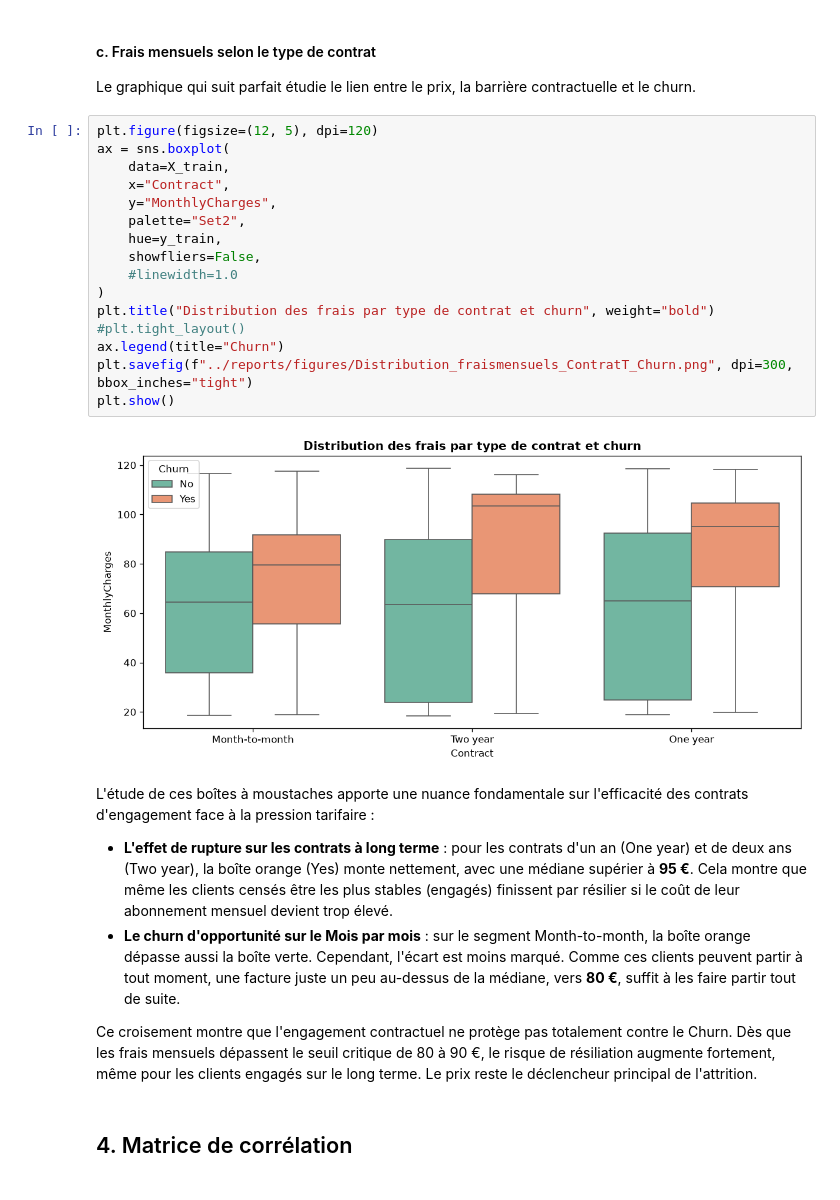
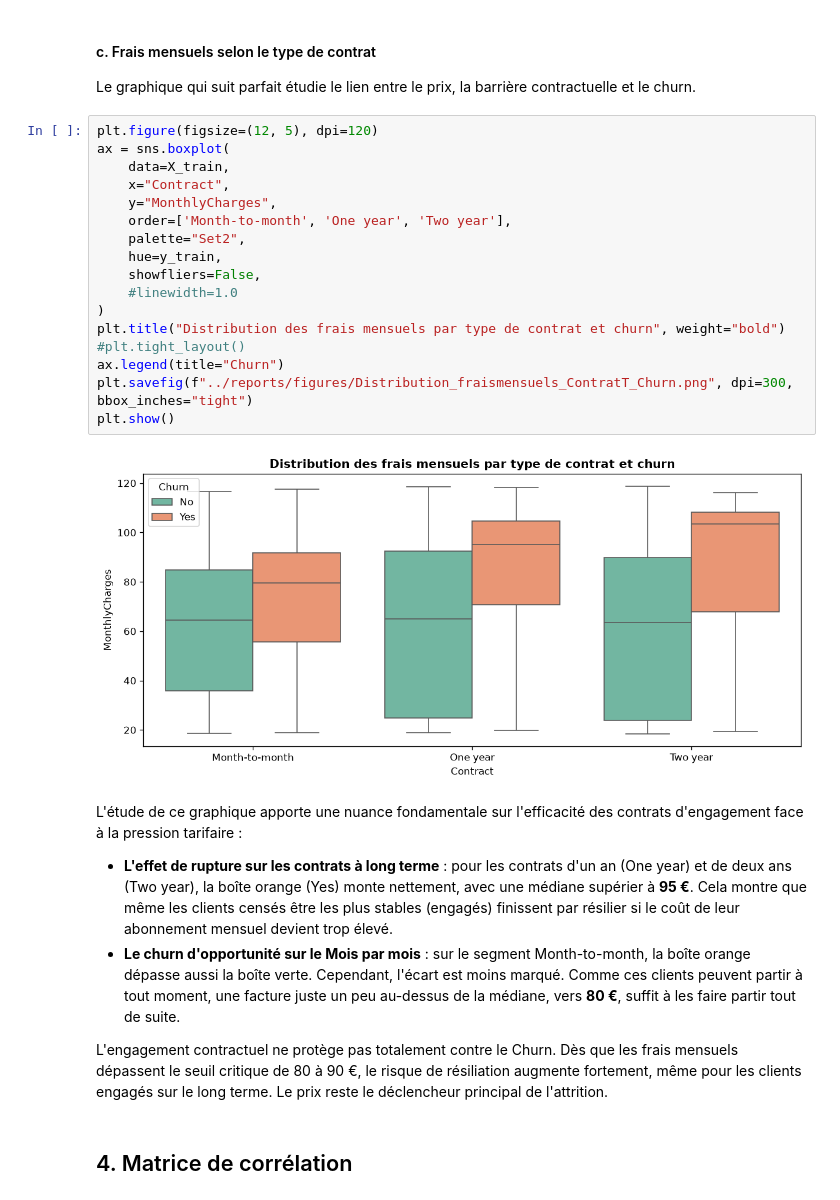
Before and after one commit to ncherfi-lab/Scoring-de-churn-client, a Jupyter notebook: notebooks/01_setup_repo_et_eda.ipynb, the cells around one changed output. Cells and saved outputs as stored; diff of their text form.

```diff
--- a/notebooks/01_setup_repo_et_eda.ipynb
+++ b/notebooks/01_setup_repo_et_eda.ipynb
@@ -647,28 +647,29 @@ Le graphique qui suit parfait étudie le lien entre le prix, la barrière contra
 # %%
 plt.figure(figsize=(12, 5), dpi=120)
 ax = sns.boxplot(
     data=X_train,
     x="Contract",
     y="MonthlyCharges",
+    order=['Month-to-month', 'One year', 'Two year'],
     palette="Set2",
     hue=y_train,
     showfliers=False,
     #linewidth=1.0
 )
-plt.title("Distribution des frais par type de contrat et churn", weight="bold")
+plt.title("Distribution des frais mensuels par type de contrat et churn", weight="bold")
 #plt.tight_layout()
 ax.legend(title="Churn")
 plt.savefig(f"../reports/figures/Distribution_fraismensuels_ContratT_Churn.png", dpi=300, bbox_inches="tight")
 plt.show()
 # %% [output]
-[figure, old version]
+[figure, new version]
 # %% [markdown]
-L'étude de ces boîtes à moustaches apporte une nuance fondamentale sur l'efficacité des contrats d'engagement face à la pression tarifaire :
+L'étude de ce graphique apporte une nuance fondamentale sur l'efficacité des contrats d'engagement face à la pression tarifaire :
 
 * **L'effet de rupture sur les contrats à long terme** : pour les contrats d'un an (One year) et de deux ans (Two year), la boîte orange (Yes) monte nettement, avec une médiane supérier à **95 €**. Cela montre que même les clients censés être les plus stables (engagés) finissent par résilier si le coût de leur abonnement mensuel devient trop élevé.
 * **Le churn d'opportunité sur le Mois par mois** : sur le segment Month-to-month, la boîte orange dépasse aussi la boîte verte. Cependant, l'écart est moins marqué. Comme ces clients peuvent partir à tout moment, une facture juste un peu au-dessus de la médiane, vers **80 €**, suffit à les faire partir tout de suite.
 
- Ce croisement montre que l'engagement contractuel ne protège pas totalement contre le Churn. Dès que les frais mensuels dépassent le seuil critique de 80 à 90 €, le risque de résiliation augmente fortement, même pour les clients engagés sur le long terme. Le prix reste le déclencheur principal de l'attrition.
+ L'engagement contractuel ne protège pas totalement contre le Churn. Dès que les frais mensuels dépassent le seuil critique de 80 à 90 €, le risque de résiliation augmente fortement, même pour les clients engagés sur le long terme. Le prix reste le déclencheur principal de l'attrition.
 # %% [markdown]
 ## 4. Matrice de corrélation
 # %%
```
Also changed, not shown: parts of 14 cells of this notebook, 17 other files.
